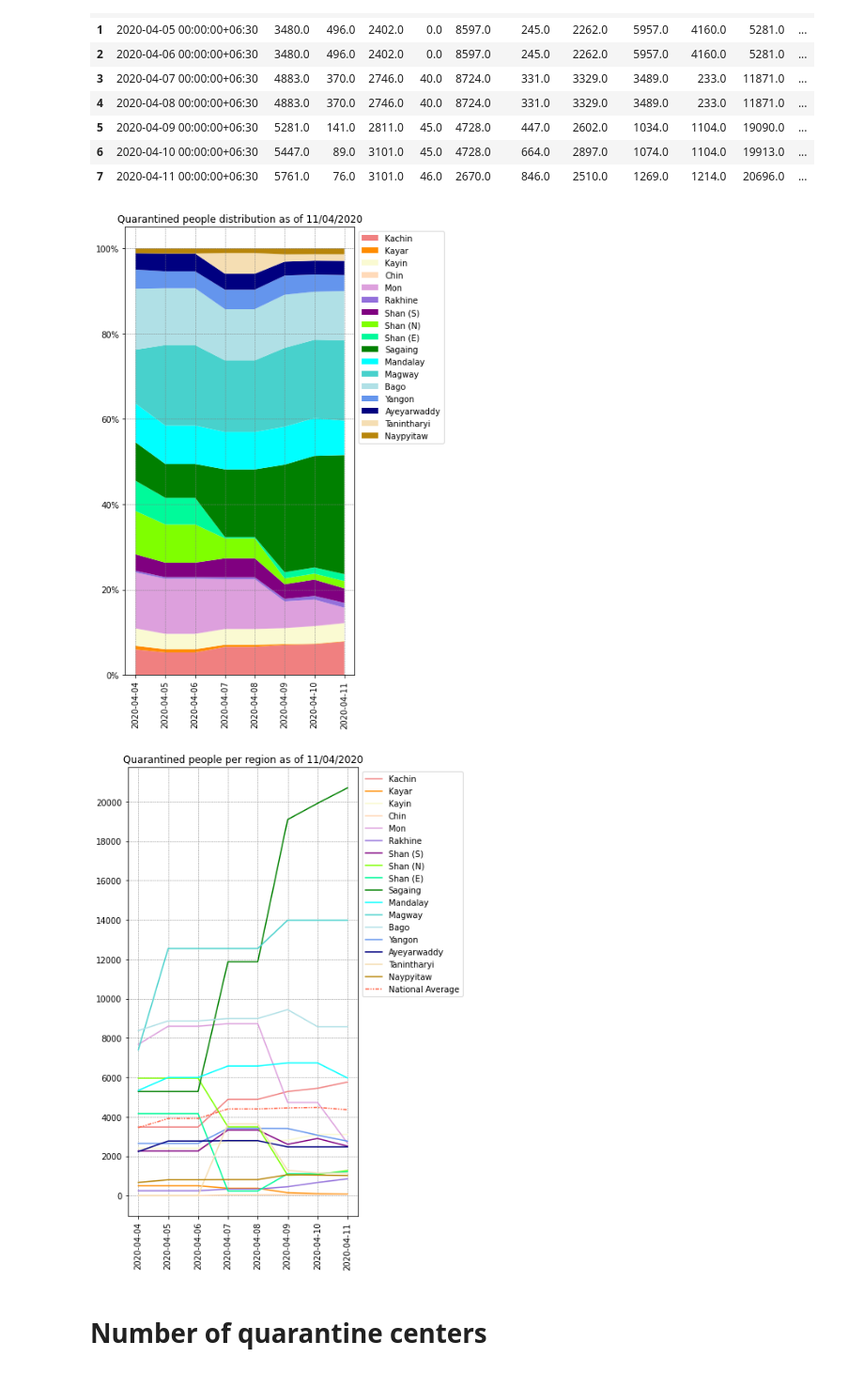
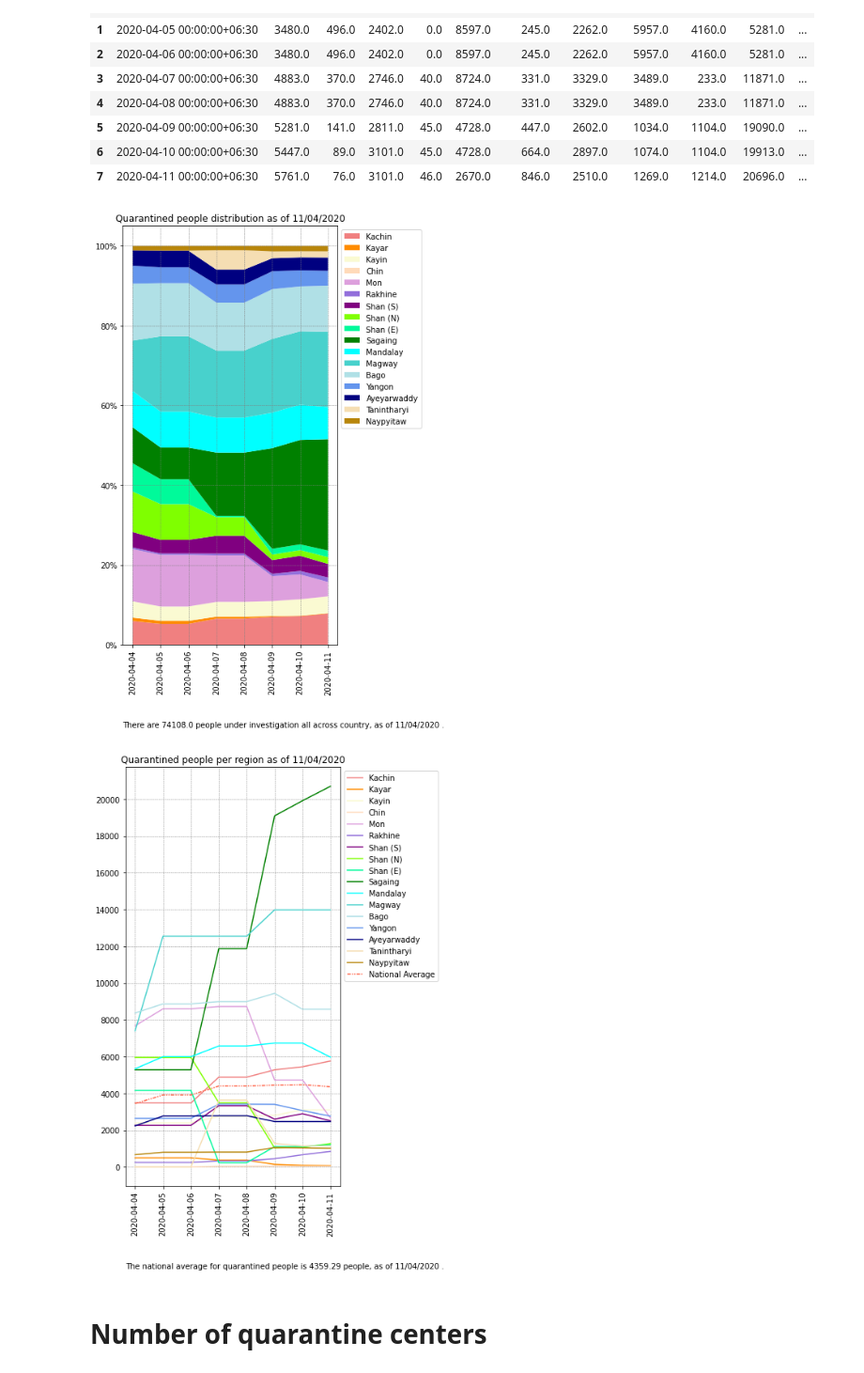
Before and after one commit to finerbrighterlighter/myanmar_covid19, a Jupyter notebook: situ_repo.ipynb, the cells around one changed output. Shown at 94% size. Drawn from its saved outputs; the diff is of its cells as text; code cells hidden in the pictures.

```diff
--- a/situ_repo.ipynb
+++ b/situ_repo.ipynb
@@ -167,34 +167,36 @@ plt.stackplot(qua_ppl_df["date"],stacks, labels=regions, colors=sns.color_palett
 
 plt.title("Quarantined people distribution as of "+str(pd.to_datetime("today").tz_localize("UTC").tz_convert("Asia/Yangon").strftime("%d/%m/%Y")))
 plt.legend(loc='upper left', bbox_to_anchor=(1, 1))
+plt.text(0, -0.2, "There are "+str(qua_ppl_df["total"][qua_ppl_df.index[-1]])+" people under investigation all across country, as of "+str(pd.to_datetime("today").tz_localize("UTC").tz_convert("Asia/Yangon").strftime("%d/%m/%Y"))+" .", horizontalalignment="left", verticalalignment="bottom", transform=ax.transAxes)
 
 qua_ppl_dis = str(pd.to_datetime("today").tz_localize("UTC").tz_convert("Asia/Yangon").strftime("%d-%m-%Y"))+"_qua_ppl_dis.svg"
 plt.savefig(qua_ppl_dis, bbox_inches = "tight")
 plt.show()
 files.download(qua_ppl_dis)
 # %% [output]
-[figure, old version]
+[figure, new version]
 # %%
 fig, ax = plt.subplots(figsize=(5,10))
 ax.grid(linestyle='--', linewidth='0.5', color='gray')
 
 plt.xticks(fontsize=10, rotation=90)
 plt.gca().yaxis.set_major_locator(mticker.MultipleLocator(2000))
 
 for i in range(0,17,1):
   plt.plot(qua_ppl_df["date"],qua_ppl_df[regions[i]], label=regions[i], color=color_plan[i])
 
 plt.plot(qua_ppl_df["date"],qua_ppl_df["avg"], label="National Average", linestyle=(0, (3, 1, 1, 1, 1, 1)), color="tomato")
 
 plt.title("Quarantined people per region as of "+str(pd.to_datetime("today").tz_localize("UTC").tz_convert("Asia/Yangon").strftime("%d/%m/%Y")))
 plt.legend(loc='upper left', bbox_to_anchor=(1, 1))
+plt.text(0, -0.2, "The national average for quarantined people is "+str("{:.2f}".format(qua_ppl_df["avg"][qua_ppl_df.index[-1]]))+" people, as of "+str(pd.to_datetime("today").tz_localize("UTC").tz_convert("Asia/Yangon").strftime("%d/%m/%Y"))+" .", horizontalalignment="left", verticalalignment="bottom", transform=ax.transAxes)
 
 qua_ppl_reg = str(pd.to_datetime("today").tz_localize("UTC").tz_convert("Asia/Yangon").strftime("%d-%m-%Y"))+"_qua_ppl_reg.svg"
 plt.savefig(qua_ppl_reg, bbox_inches = "tight")
 plt.show()
 files.download(qua_ppl_reg)
 # %% [output]
-[figure, old version]
+[figure, new version]
 # %% [markdown]
 # Number of quarantine centers
 # %%
```
Also changed, not shown: parts of 4 cells of this notebook.
